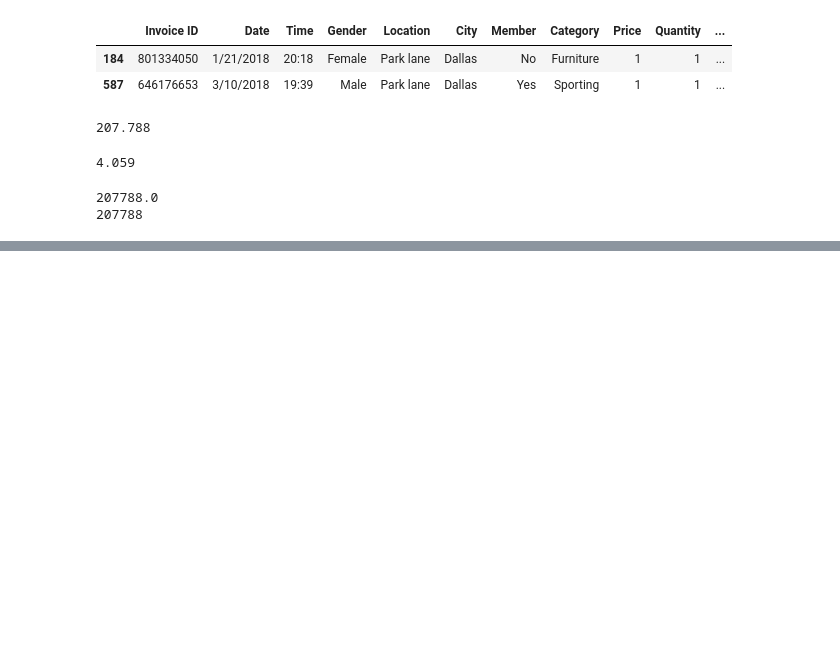
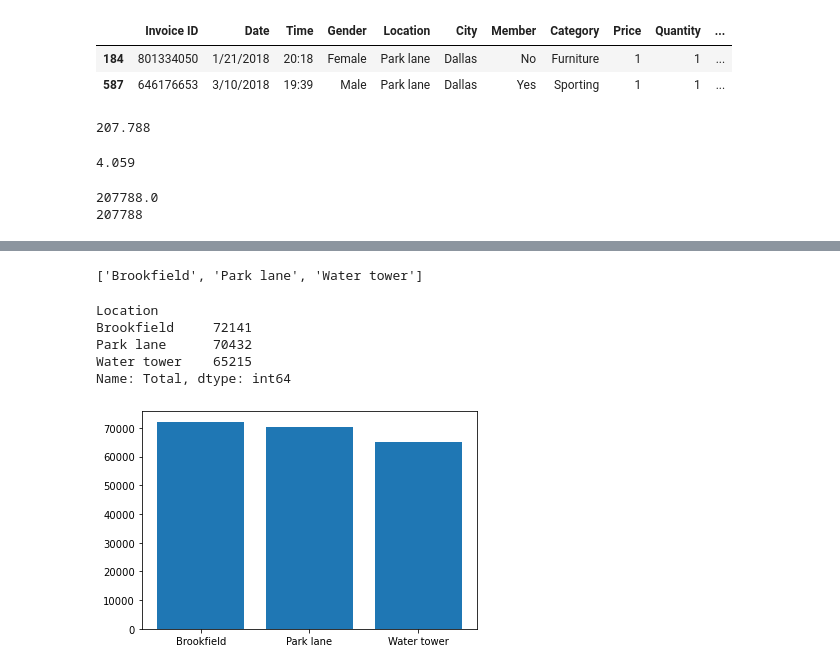
Before and after one commit to GermanChiocchia/EjercitacionCourseraMasterClass, a Jupyter notebook: py_using_jupyter/analysing_supermarket_sales_data.ipynb, the cells around one changed output, grey strips where cells are left out. Cells and saved outputs as stored; diff of their text form; code cells hidden in the pictures; blank space fills up the shorter version.

```diff
--- a/py_using_jupyter/analysing_supermarket_sales_data.ipynb
+++ b/py_using_jupyter/analysing_supermarket_sales_data.ipynb
@@ -195,0 +222,20 @@ print(sales.sum()['Total'])
+# %%
+location_list = sales.groupby('Location')
+location = [x for x,y in location_list]
+location
+# %% [output]
+['Brookfield', 'Park lane', 'Water tower']
+# %%
+sales.groupby('Location').sum()['Total']
+# %% [output]
+Location
+Brookfield     72141
+Park lane      70432
+Water tower    65215
+Name: Total, dtype: int64
+# %%
+import matplotlib.pyplot as plt
+plt.bar(location,sales.groupby('Location').sum()['Total'])
+plt.show()
+# %% [output]
+[figure, added]
```
Also changed, not shown: parts of 23 cells of this notebook.
